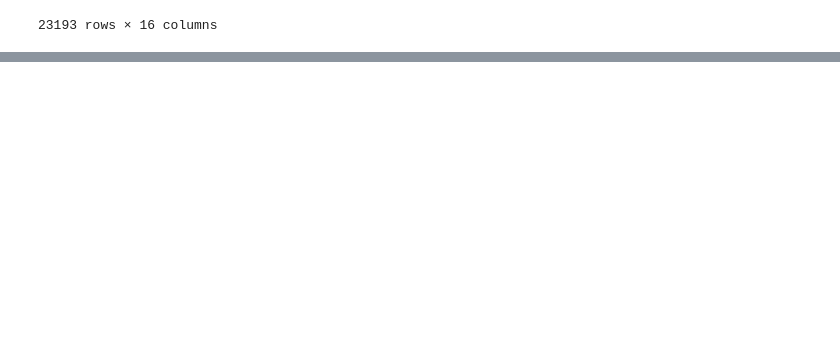
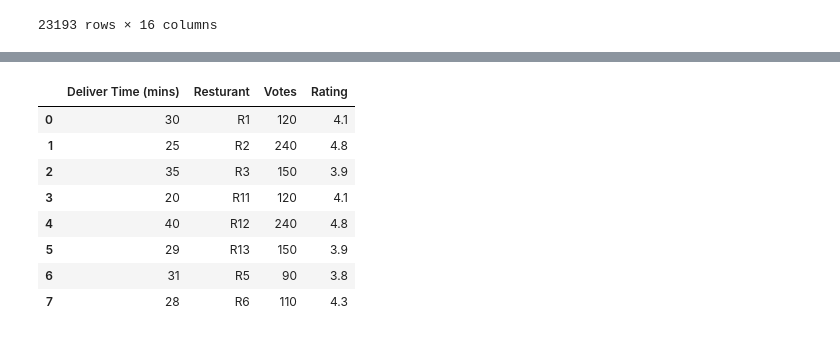
Before and after one commit to ANILNbc2/ScalerAIMLCourse, a Jupyter notebook: Module02Day05Notes.ipynb, the cells around one changed output, grey strips where cells are left out. Cells and saved outputs as stored; diff of their text form; code cells hidden in the pictures; blank space fills up the shorter version.

```diff
--- a/Module02Day05Notes.ipynb
+++ b/Module02Day05Notes.ipynb
@@ -128,0 +358,10 @@ resturant_df.set_index('Resturant')
+# %%
+# Creating a second DataFrame
+data2 = {
+    "Resturant": ["R5", "R6"],
+    "Votes": [90, 110],
+    "Rating": [3.8, 4.3]
+}
+
+df2 = pd.DataFrame(data2)
+df2
@@ -128,0 +372,9 @@ resturant_df.set_index('Resturant')
+# %%
+#sample_df=sample_df.reset_index()
+#sample_index = sample_df.set_index('index')
+#sample_df = sample_df.reset_index(drop=True)
+sample_df = sample_df.iloc[:,-3:]
+# %%
+sample_df
+df2
+df_new = pd.concat([sample_df, df2], ignore_index=True)
@@ -128,0 +393,6 @@ resturant_df.set_index('Resturant')
+# %%
+new_columns = {
+    "Deliver Time (mins)": [30, 25, 35, 20, 40, 29, 31, 28]
+}
+df_new_cols = pd.DataFrame(new_columns)
+df_new_cols
@@ -128,0 +422,12 @@ resturant_df.set_index('Resturant')
+# %%
+pd.concat([df_new_cols, df_new ], axis=1)
+# %% [output]
+|  | Deliver Time (mins) | Resturant | Votes | Rating |
+| 0 | 30 | R1 | 120 | 4.1 |
+| 1 | 25 | R2 | 240 | 4.8 |
+| 2 | 35 | R3 | 150 | 3.9 |
+| 3 | 20 | R11 | 120 | 4.1 |
+| 4 | 40 | R12 | 240 | 4.8 |
+| 5 | 29 | R13 | 150 | 3.9 |
+| 6 | 31 | R5 | 90 | 3.8 |
+| 7 | 28 | R6 | 110 | 4.3 |
```
Also changed, not shown: parts of 19 cells of this notebook.
